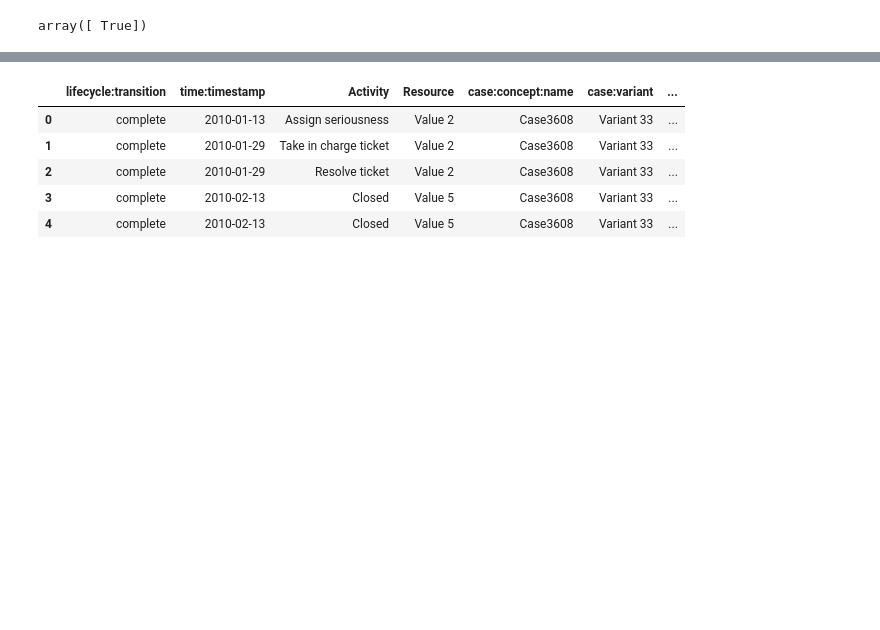
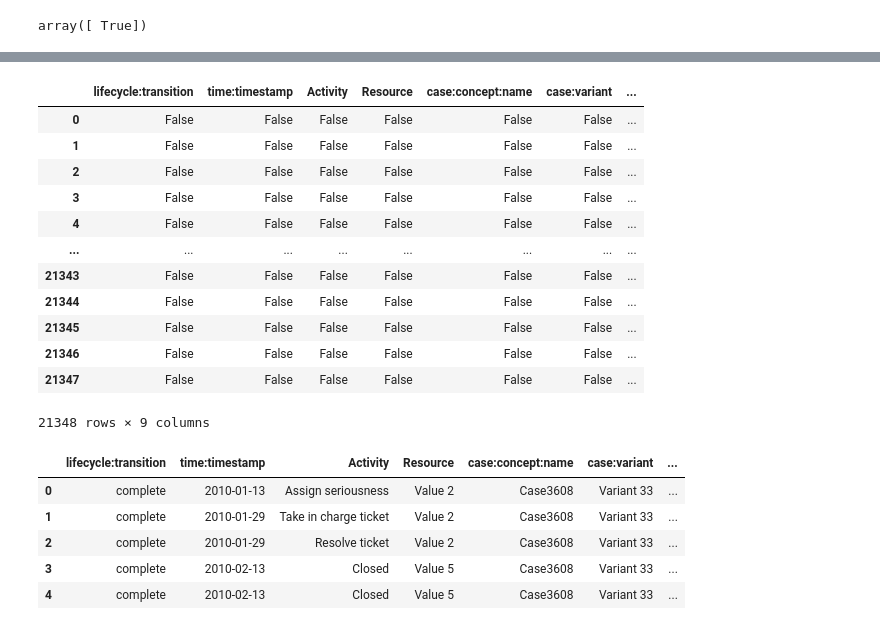
Before and after one commit to pullz6/Research_inspired_Self-Explaining-Neural-Networks-for-Business-Process-Monitoring, a Jupyter notebook: model.ipynb, the cells around one changed output, grey strips where cells are left out. Drawn from its saved outputs; the diff is of its cells as text; code cells hidden in the pictures; blank space fills up the shorter version.

```diff
--- a/model.ipynb
+++ b/model.ipynb
@@ -76,3 +104,19 @@ df.drop(['concept:name','org:resource','Checker_1','Checker_2'],axis=1, inplace=
+# %%
+mv
+# %% [output]
+|  | lifecycle:transition | time:timestamp | Activity | Resource | case:concept:name | case:variant | ... |
+| 0 | False | False | False | False | False | False | ... |
+| 1 | False | False | False | False | False | False | ... |
+| 2 | False | False | False | False | False | False | ... |
+| 3 | False | False | False | False | False | False | ... |
+| 4 | False | False | False | False | False | False | ... |
+| ... | ... | ... | ... | ... | ... | ... | ... |
+| 21343 | False | False | False | False | False | False | ... |
+| 21344 | False | False | False | False | False | False | ... |
+| 21345 | False | False | False | False | False | False | ... |
+| 21346 | False | False | False | False | False | False | ... |
+| 21347 | False | False | False | False | False | False | ... |
+21348 rows × 9 columns
 # %%
 df.head()
 # %% [output]
```
Also changed, not shown: parts of 3 cells of this notebook.
